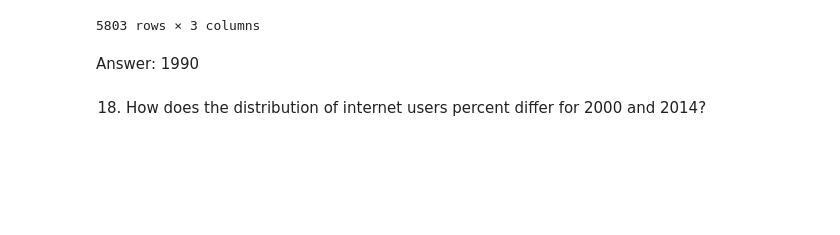
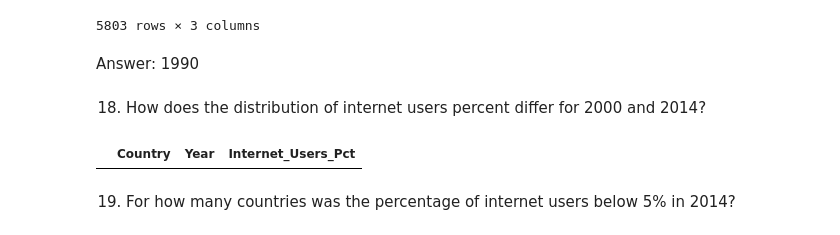
Before and after one commit to NSS-Data-Analytics-Cohort-12/un-python-aimeejohnson, a Jupyter notebook: notebooks/un_project.ipynb, the cells around one changed output. Saved outputs shown, nothing was run; the diff lists cells and outputs as text; code cells hidden in the pictures; blank space fills up the shorter version.

```diff
--- a/notebooks/un_project.ipynb
+++ b/notebooks/un_project.ipynb
@@ -410,3 +410,10 @@ non_zero
 Answer: 1990
 # %% [markdown]
  18. How does the distribution of internet users percent differ for 2000 and 2014?
+# %%
+zenon_year = internet_df[internet_df['Year'] == 2000]
+zequel_year = internet_df[internet_df['Year'] == 2014]
+# %% [output]
+|  | Country | Year | Internet_Users_Pct |
+# %% [markdown]
+19. For how many countries was the percentage of internet users below 5% in 2014?
```
Also changed, not shown: parts of 2 cells of this notebook.
